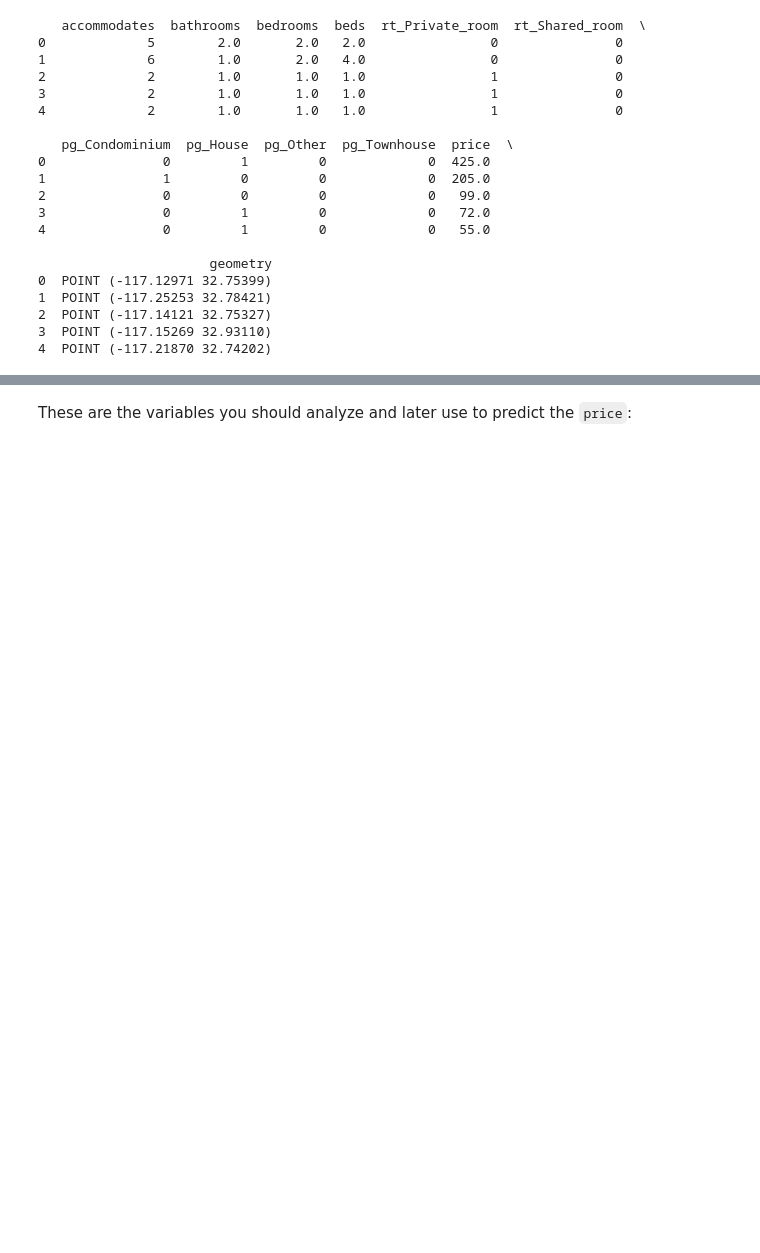
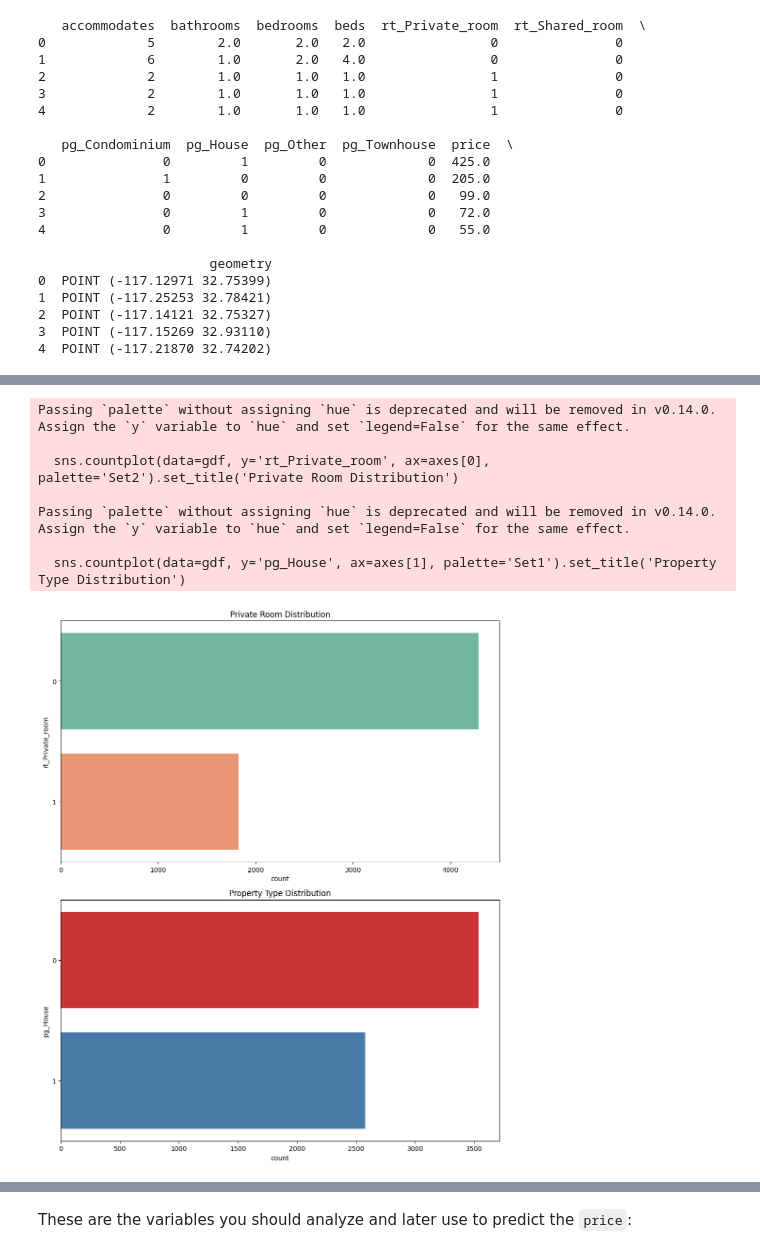
Before and after one commit to D3IP-SS24/case_study1, a Jupyter notebook: project_airbnb_template.ipynb, the cells around one changed output, grey strips where cells are left out. Drawn from its saved outputs; the diff is of its cells as text; code cells hidden in the pictures; blank space fills up the shorter version.

```diff
--- a/project_airbnb_template.ipynb
+++ b/project_airbnb_template.ipynb
@@ -60,0 +80,14 @@ print(gdf.head())
+# %%
+fig, axes = plt.subplots(nrows=2, ncols=1, figsize=(10, 12))
+sns.countplot(data=gdf, y='rt_Private_room', ax=axes[0], palette='Set2').set_title('Private Room Distribution')
+sns.countplot(data=gdf, y='pg_House', ax=axes[1], palette='Set1').set_title('Property Type Distribution')
+plt.tight_layout()
+# %% [output]
+Passing `palette` without assigning `hue` is deprecated and will be removed in v0.14.0. Assign the `y` variable to `hue` and set `legend=False` for the same effect.
+
+  sns.countplot(data=gdf, y='rt_Private_room', ax=axes[0], palette='Set2').set_title('Private Room Distribution')
+
+Passing `palette` without assigning `hue` is deprecated and will be removed in v0.14.0. Assign the `y` variable to `hue` and set `legend=False` for the same effect.
+
+  sns.countplot(data=gdf, y='pg_House', ax=axes[1], palette='Set1').set_title('Property Type Distribution')
+[figure, added]
```
Also changed, not shown: parts of 17 cells of this notebook.
